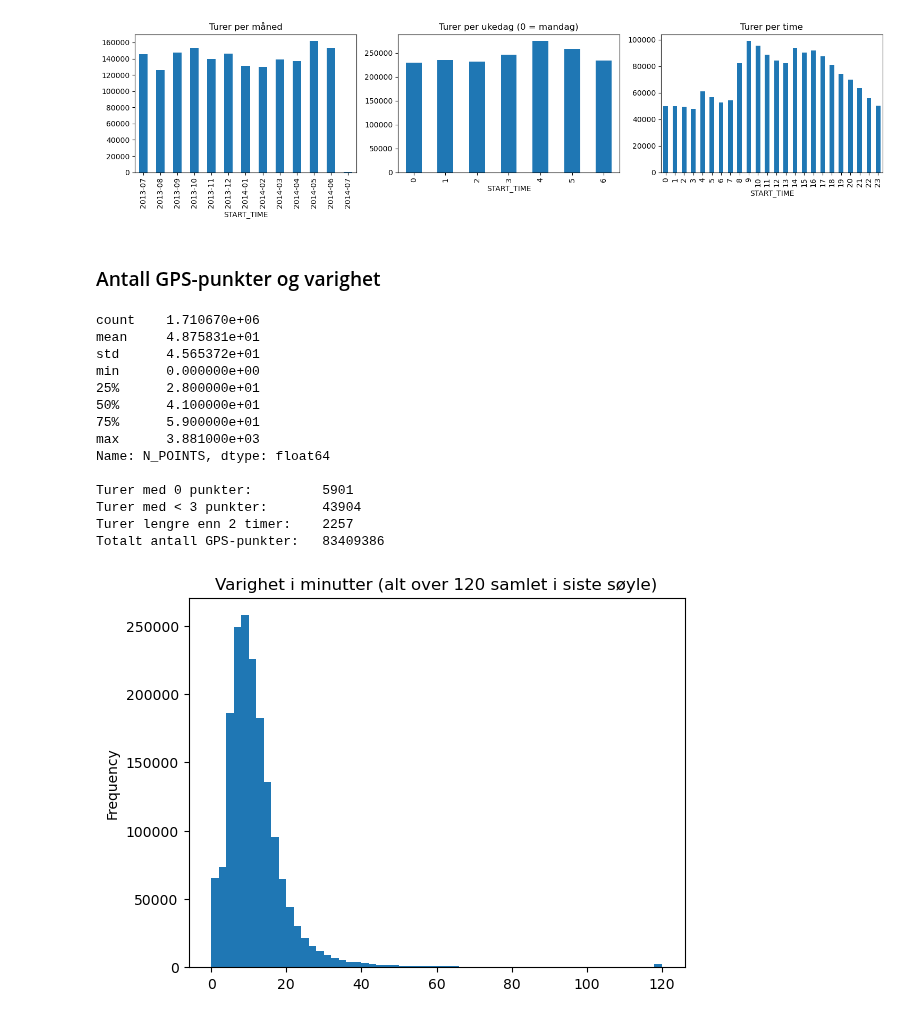
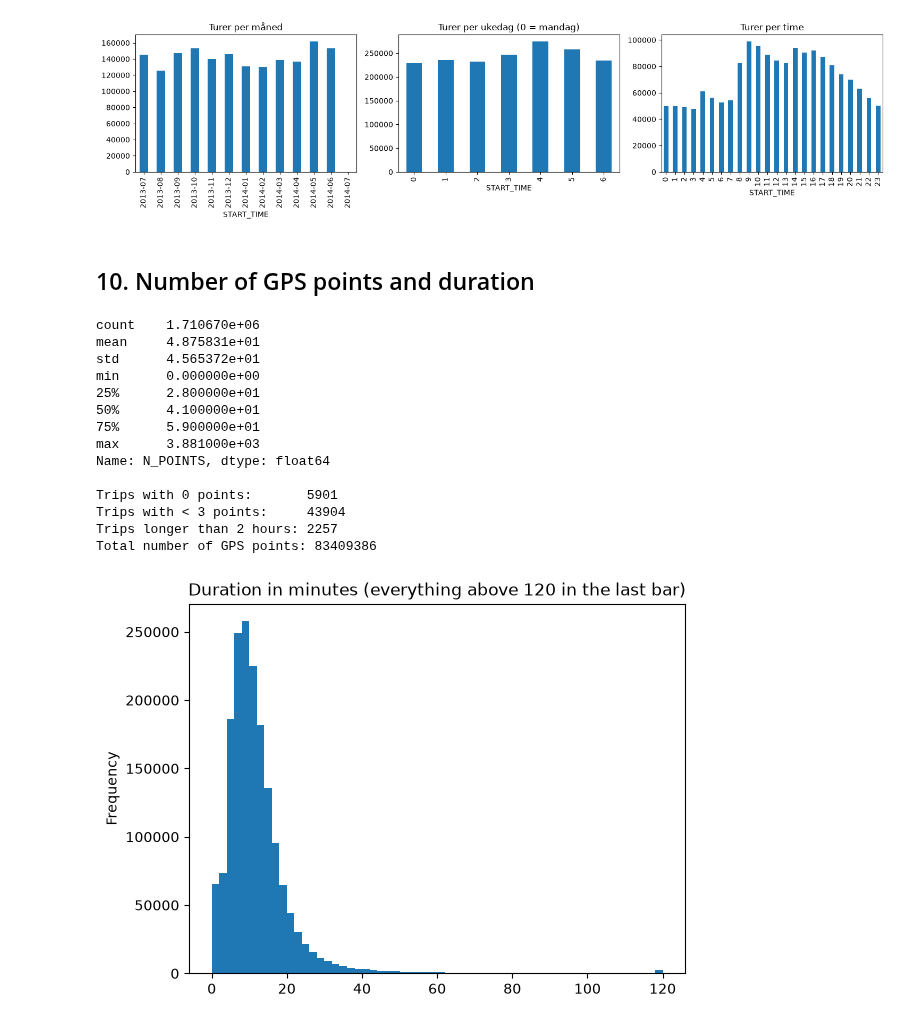
Before and after one commit to gbjaaland/TDT4225-Assignment2, a Jupyter notebook: eda.ipynb, the cells around one changed output. Saved outputs shown, nothing was run; the diff lists cells and outputs as text; code cells hidden in the pictures.

Commit message:
eda strukturert og oversatt, lagt til fjerning av stillestående turer i data cleansing.

```diff
--- a/eda.ipynb
+++ b/eda.ipynb
@@ -9,3 +9,10 @@ import matplotlib.pyplot as plt
 import json
 from plots import plot_origin_stand, plot_trip
 from haversine import haversine_vector, Unit
+# %%
+# Constants
+CENTER_LAT, CENTER_LON = 41.15794, -8.62911                # Porto City Hall
+SAMPLING_INTERVAL_S = 15                                    # one GPS point every 15 seconds
+MAX_SPEED_KMH = 200                                         # faster than this between two points = GPS jump
+MAX_STEP_M = MAX_SPEED_KMH / 3.6 * SAMPLING_INTERVAL_S      # longest realistic step, about 833 m
+SAMPLE_SIZE = 100_000                                       # trips used in the point-level GPS analysis
@@ -259,16 +332,16 @@ plt.tight_layout(); plt.show()
 Første: 2013-07-01 01:00:53 | Siste: 2014-07-01 00:59:56
 [figure]
 # %% [markdown]
-### Antall GPS-punkter og varighet
+## 10. Number of GPS points and duration
 # %%
 df["N_POINTS"] = df["POLYLINE"].str.count(r"\[") - 1
-df["DURATION_MIN"] = (df["N_POINTS"] - 1).clip(lower=0) * 15 / 60
+df["DURATION_MIN"] = (df["N_POINTS"] - 1).clip(lower=0) * SAMPLING_INTERVAL_S / 60
 
 print(df["N_POINTS"].describe(), "\n")
-print("Turer med 0 punkter:        ", (df["N_POINTS"] == 0).sum())
-print("Turer med < 3 punkter:      ", (df["N_POINTS"] < 3).sum())
-print("Turer lengre enn 2 timer:   ", (df["DURATION_MIN"] > 120).sum())
-print("Totalt antall GPS-punkter:  ", df["N_POINTS"].sum())
+print("Trips with 0 points:      ", (df["N_POINTS"] == 0).sum())
+print("Trips with < 3 points:    ", (df["N_POINTS"] < 3).sum())
+print("Trips longer than 2 hours:", (df["DURATION_MIN"] > 120).sum())
+print("Total number of GPS points:", df["N_POINTS"].sum())
 # %% [output]
 count    1.710670e+06
 mean     4.875831e+01
@@ -280,13 +353,12 @@ min      0.000000e+00
 max      3.881000e+03
 Name: N_POINTS, dtype: float64
 
-Turer med 0 punkter:         5901
-Turer med < 3 punkter:       43904
-Turer lengre enn 2 timer:    2257
-Totalt antall GPS-punkter:   83409386
+Trips with 0 points:       5901
+Trips with < 3 points:     43904
+Trips longer than 2 hours: 2257
+Total number of GPS points: 83409386
 # %%
-df["DURATION_MIN"].clip(upper=120).plot(kind="hist", bins=60,
-    title="Varighet i minutter (alt over 120 samlet i siste søyle)")
+df["DURATION_MIN"].clip(upper=120).plot(kind="hist", bins=60, title="Duration in minutes (everything above 120 in the last bar)")
 plt.show()
 # %% [output]
-[figure, old version]
+[figure, new version]
```
Also changed, not shown: parts of 59 cells of this notebook, 1 other file.
